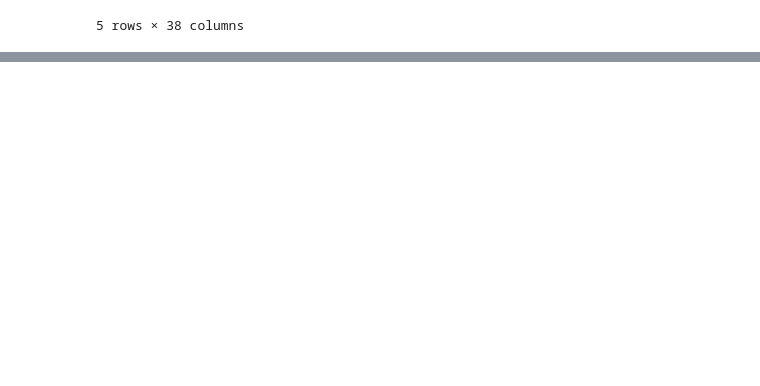
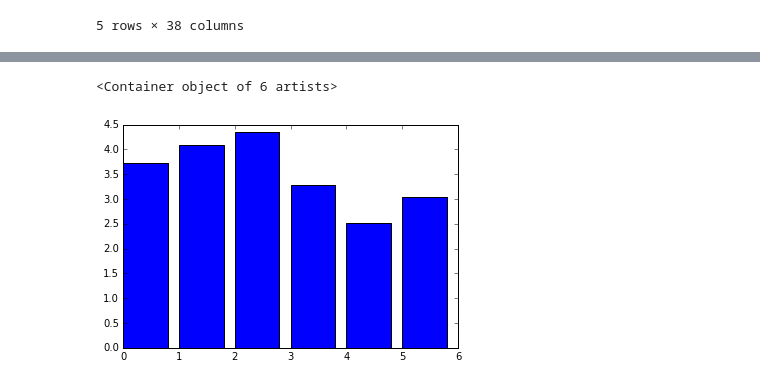
Before and after one commit to agchen92/StarWarsSurvey, a Jupyter notebook: StarWarsSurvey.ipynb, the cells around one changed output, grey strips where cells are left out. Drawn from its saved outputs; the diff is of its cells as text; code cells hidden in the pictures; blank space fills up the shorter version.

Commit message:
Conducted main data analysis before visualization.

```diff
--- a/StarWarsSurvey.ipynb
+++ b/StarWarsSurvey.ipynb
@@ -123,0 +128,10 @@ dtype: float64
+# %%
+#I will be making a bar chart of each ranking. I will use
+#matplotlib bar chart for this.
+%matplotlib inline
+import matplotlib.pyplot as plt
+
+plt.bar(range(6), star_wars[star_wars.columns[9:15]].mean())
+# %% [output]
+<Container object of 6 artists>
+[figure, added]
```
Also changed, not shown: parts of 3 cells of this notebook.
